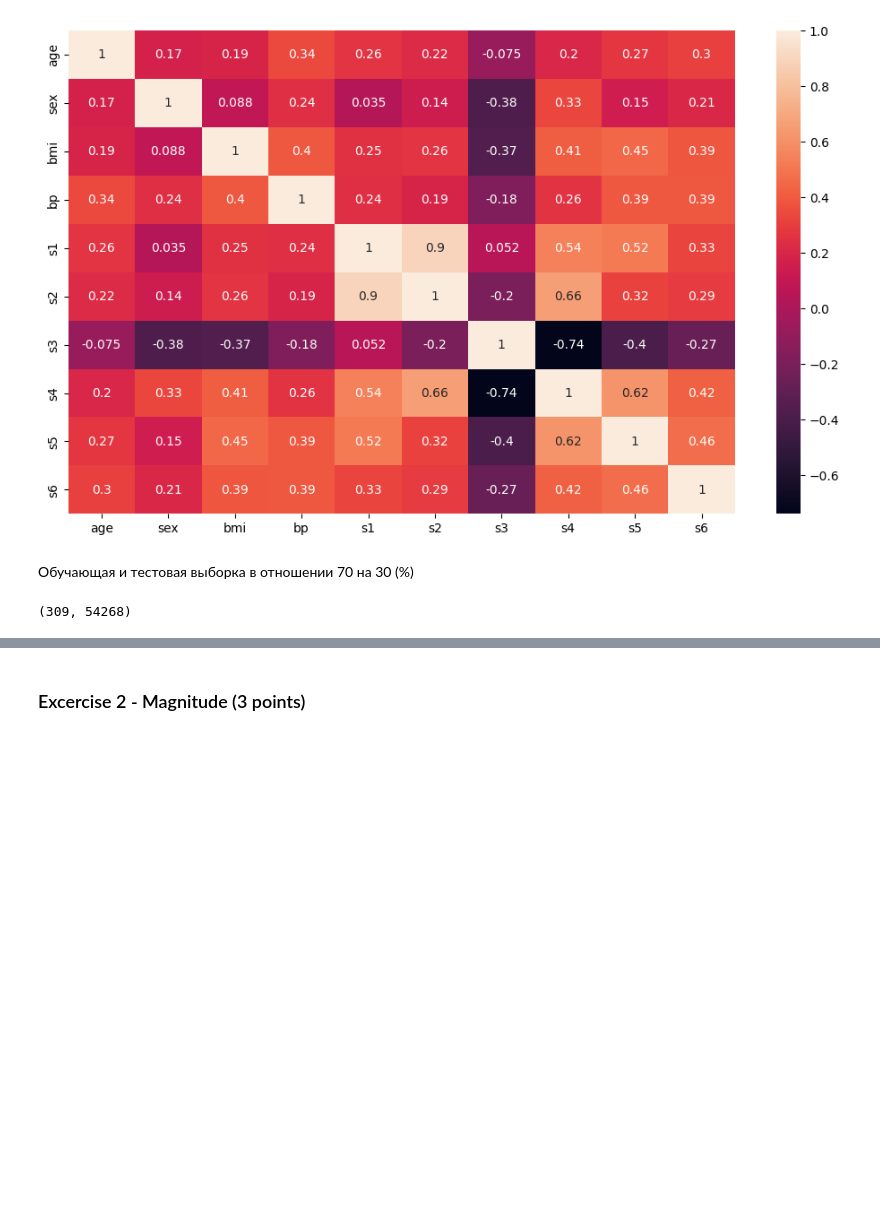
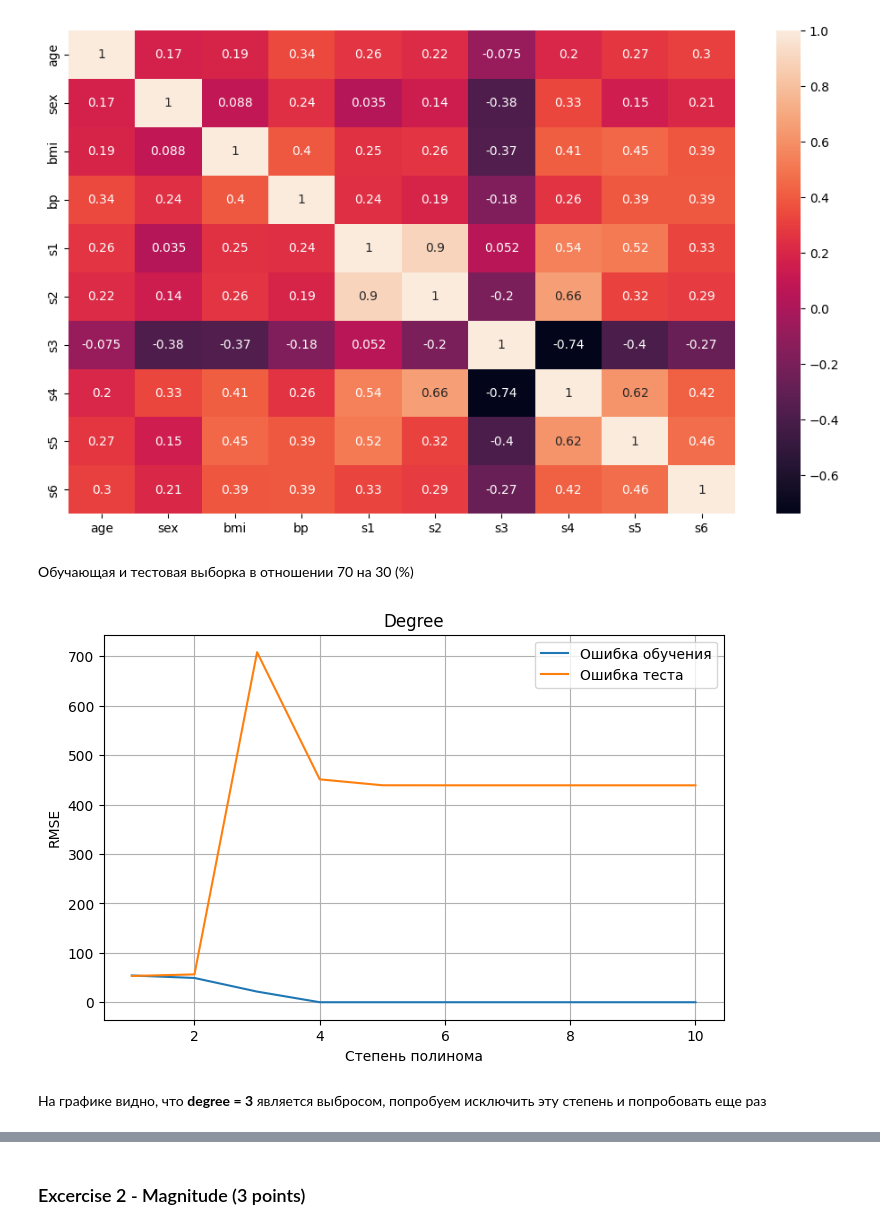
Before and after one commit to kri1mka/ml-intro, a Jupyter notebook: 4_overfitting_regularization/overfitting_regularization.ipynb, the cells around one changed output, grey strips where cells are left out. Drawn from its saved outputs; the diff is of its cells as text; code cells hidden in the pictures; blank space fills up the shorter version.

```diff
--- a/4_overfitting_regularization/overfitting_regularization.ipynb
+++ b/4_overfitting_regularization/overfitting_regularization.ipynb
@@ -382,20 +382,39 @@ sns.heatmap(correlation_data, annot = True)
 Обучающая и тестовая выборка в отношении 70 на 30 (%)
 # %%
 X_train, X_valid, y_train, y_valid = train_test_split(X_diabetes, y_diabetes, test_size=0.3, random_state=SEED)
-# %%
-def get_partially_PolynomialFeatures(x_data: pd.DataFrame, degree, first_col_num):
-    x_data_poly = x_data.iloc[:,:first_col_num] #все столбцы до first_col_num
-    x_data_other = x_data.iloc[:,first_col_num:] #все столбцы начиная с first_col_num
-
-    result1 = PolynomialFeatures(degree, include_bias=(degree == 0)).fit_transform(x_data_poly)
-    result2 = PolynomialFeatures(1).fit_transform(x_data_other)
-
-    result = np.append(result1, result2, axis=1)
-    return result
-
-degree = 15
-first_col_number = 6
-x_poly = get_partially_PolynomialFeatures(X_train, degree, first_col_number)
-x_poly.shape
-# %% [output]
-(309, 54268)
+# %%
+degrees = range(1, 11)
+train_errors = []
+test_errors = []
+
+for degree in degrees:
+
+    poly = PolynomialFeatures(degree)
+    X_train_poly = poly.fit_transform(X_train)
+    X_test_poly = poly.transform(X_valid)
+
+    model = LinearRegression()
+    model.fit(X_train_poly, y_train)
+
+    train_predictions = model.predict(X_train_poly)
+    test_predictions = model.predict(X_test_poly)
+
+    train_error =  np.sqrt(mean_squared_error(y_train, train_predictions))
+    test_error =  np.sqrt(mean_squared_error(y_valid, test_predictions))
+
+    train_errors.append(train_error)
+    test_errors.append(test_error)
+# %%
+plt.figure(figsize=(8, 5))
+plt.plot(degrees, train_errors, label='Ошибка обучения')
+plt.plot(degrees, test_errors, label='Ошибка теста')
+plt.xlabel('Степень полинома')
+plt.ylabel('RMSE')
+plt.title('Degree')
+plt.legend()
+plt.grid(True)
+plt.show()
+# %% [output]
+[figure, added]
+# %% [markdown]
+На графике видно, что **degree = 3** является выбросом, попробуем исключить эту степень и попробовать еще раз
```
Also changed, not shown: parts of 15 cells of this notebook.
